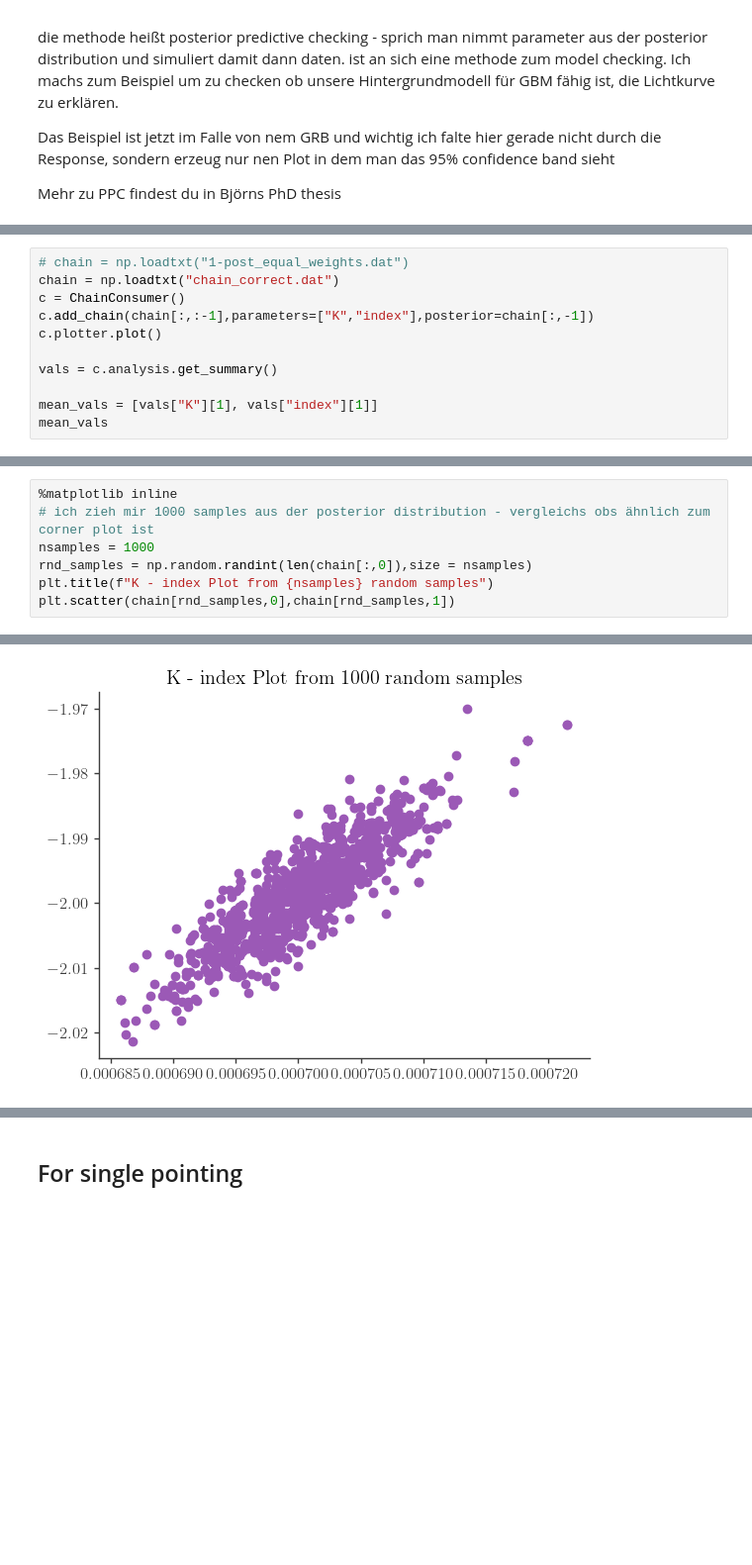
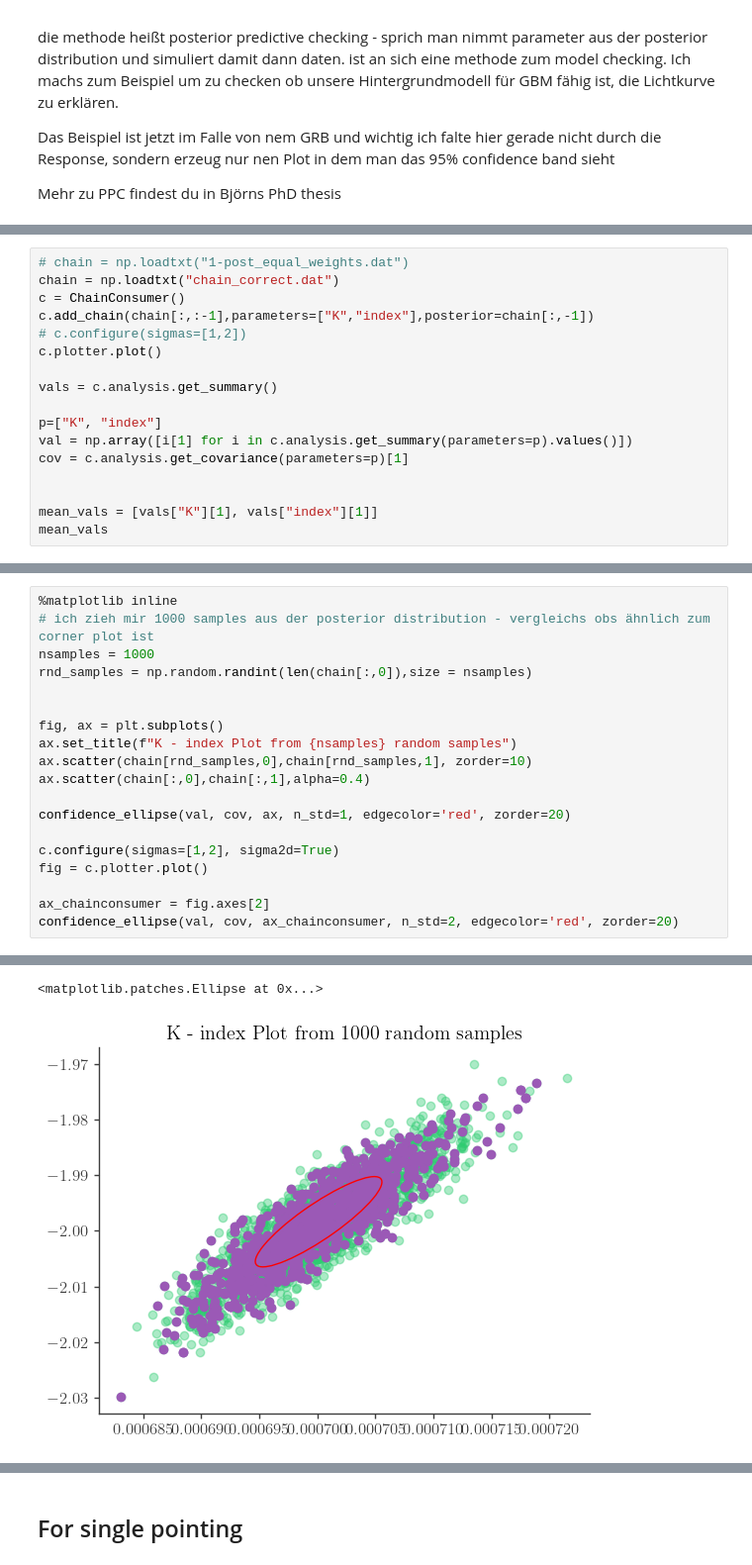
Before and after one commit to timmguthle/INTEGRAL-SPI, a Jupyter notebook: main_files/sim_source_real_bkg/normal_new/0374/ppc.ipynb, the cells around one changed output, grey strips where cells are left out. Shown at 99% size. Saved outputs shown, nothing was run; the diff lists cells and outputs as text; blank space fills up the shorter version.

```diff
--- a/main_files/sim_source_real_bkg/normal_new/0374/ppc.ipynb
+++ b/main_files/sim_source_real_bkg/normal_new/0374/ppc.ipynb
@@ -62,10 +99,16 @@ Using the irfs that are valid between 10/05/27 12:45:00 and present (YY/MM/DD HH
 chain = np.loadtxt("chain_correct.dat")
 c = ChainConsumer()
 c.add_chain(chain[:,:-1],parameters=["K","index"],posterior=chain[:,-1])
+# c.configure(sigmas=[1,2])
 c.plotter.plot()
 
 vals = c.analysis.get_summary()
 
+p=["K", "index"]
+val = np.array([i[1] for i in c.analysis.get_summary(parameters=p).values()])
+cov = c.analysis.get_covariance(parameters=p)[1]
+
+
 mean_vals = [vals["K"][1], vals["index"][1]]
 mean_vals
 # %% [output]
@@ -79,6 +137,18 @@ chain.shape
 # ich zieh mir 1000 samples aus der posterior distribution - vergleichs obs ähnlich zum corner plot ist
 nsamples = 1000
 rnd_samples = np.random.randint(len(chain[:,0]),size = nsamples)
-plt.title(f"K - index Plot from {nsamples} random samples")
-plt.scatter(chain[rnd_samples,0],chain[rnd_samples,1])
+
+
+fig, ax = plt.subplots()
+ax.set_title(f"K - index Plot from {nsamples} random samples")
+ax.scatter(chain[rnd_samples,0],chain[rnd_samples,1], zorder=10)
+ax.scatter(chain[:,0],chain[:,1],alpha=0.4)
+
+confidence_ellipse(val, cov, ax, n_std=1, edgecolor='red', zorder=20)
+
+c.configure(sigmas=[1,2], sigma2d=True)
+fig = c.plotter.plot()
+
+ax_chainconsumer = fig.axes[2]
+confidence_ellipse(val, cov, ax_chainconsumer, n_std=2, edgecolor='red', zorder=20)
 # %% [output]
@@ -86 +157,2 @@ plt.scatter(chain[rnd_samples,0],chain[rnd_samples,1])
+<matplotlib.patches.Ellipse at 0x...>
-[figure, old version]
+[figure, new version]
```
Also changed, not shown: parts of 8 cells of this notebook, 58 other files.
